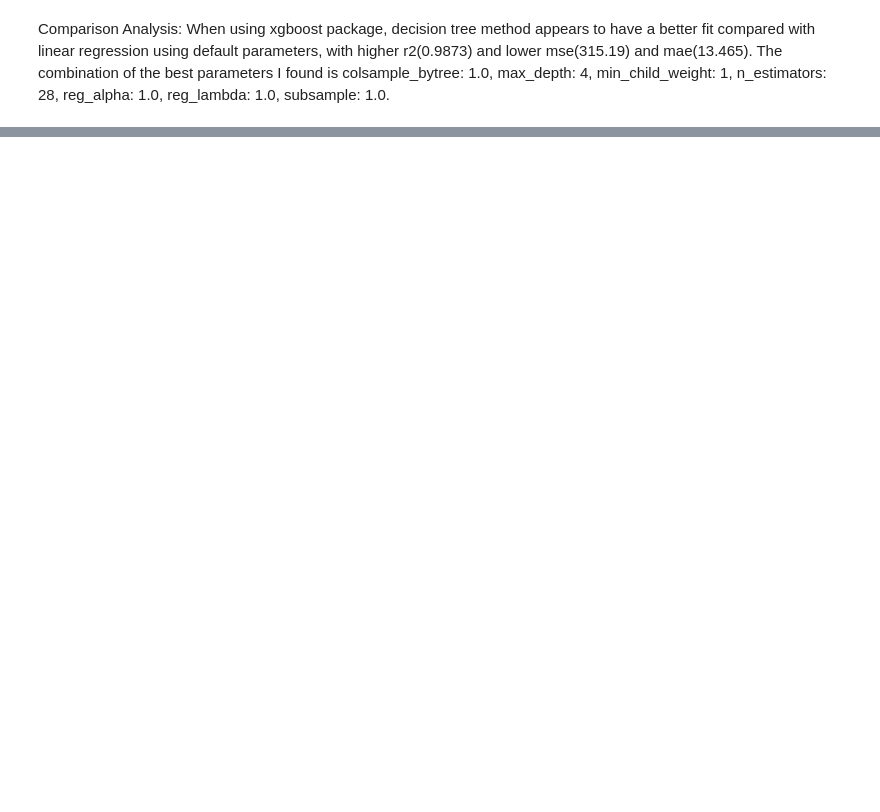
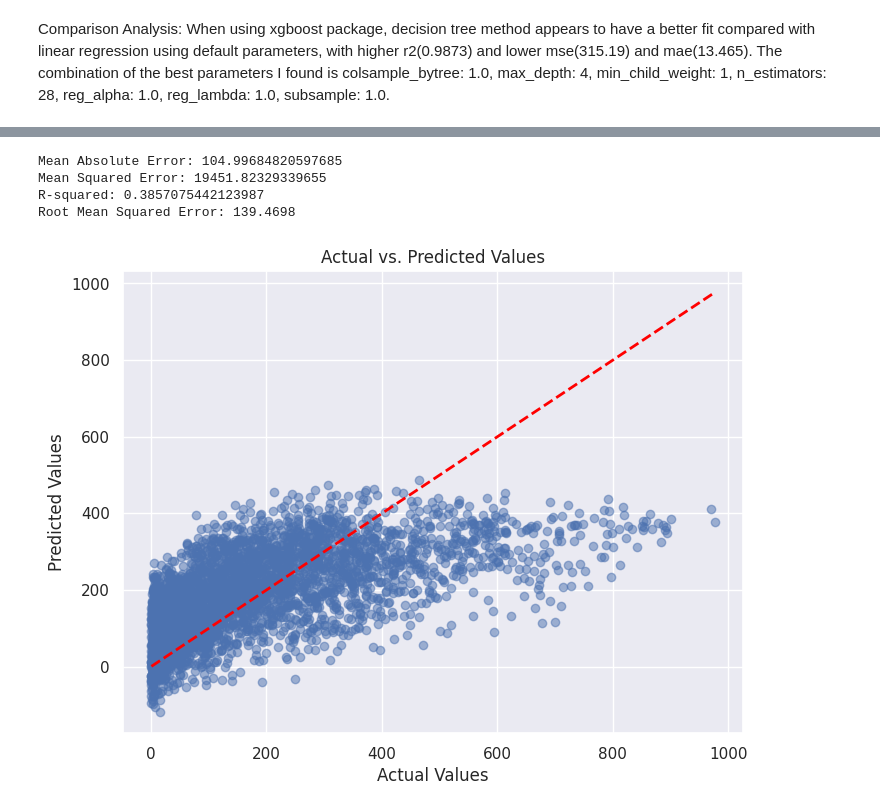
Before and after one commit to Zhiyuan-03/AI_in_Transportation_Exercise, a Jupyter notebook: xGBoost.ipynb, the cells around one changed output, grey strips where cells are left out. Cells and saved outputs as stored; diff of their text form; code cells hidden in the pictures; blank space fills up the shorter version.

```diff
--- a/xGBoost.ipynb
+++ b/xGBoost.ipynb
@@ -213,0 +237,5 @@ When using xgboost package, decision tree method appears to have a better fit co
+# %%
+import pandas as pd
+
+url = 'https://raw.githubusercontent.com/zhenliangma/Applied-AI-in-Transportation/master/Exercise_2_regression_model/Exercise2BikeSharing.csv'
+df = pd.read_csv(url)
@@ -213,0 +266,62 @@ When using xgboost package, decision tree method appears to have a better fit co
+# %%
+from sklearn.model_selection import train_test_split
+target = 'cnt'
+features = [
+    'temp','atemp','hum','windspeed','weathersit',
+    'hr','weekday','workingday','holiday','season','yr'
+]
+
+X = df[features].copy()
+y = df[target].astype(float)
+
+# Train/test split
+X_train, X_test, y_train, y_test = train_test_split(
+    X, y, test_size=0.2, random_state=42
+)
+# %%
+#xgboost
+import xgboost as xgb
+import numpy as np
+dtrain = xgb.DMatrix(X_train, label=y_train)
+dtest = xgb.DMatrix(X_test, label=y_test)
+params = {
+    "booster": "gblinear",         # Use linear base learner
+    "objective": "reg:squarederror"  # Regression objective
+}
+xgb_model = xgb.train(params=params, dtrain=dtrain, num_boost_round=100)
+preds = xgb_model.predict(dtest)
+y_pred = xgb_model.predict(dtest)
+
+from sklearn.metrics import mean_absolute_error, mean_squared_error, r2_score
+
+mae = mean_absolute_error(y_test, y_pred)
+mse = mean_squared_error(y_test, y_pred)
+r2 = r2_score(y_test, y_pred)
+rmse = np.sqrt(mse)
+print(f"Mean Absolute Error: {mae}")
+print(f"Mean Squared Error: {mse}")
+print(f"R-squared: {r2}")
+print(f"Root Mean Squared Error: {rmse:.4f}")
+# y_test contains the actual target values for the test dataset
+# y_pred contains the predicted values for the test dataset
+
+# Create a scatter plot to visualize the relationship
+plt.figure(figsize=(8, 6))
+plt.scatter(y_test, y_pred, alpha=0.5)  # Plot actual vs. predicted values
+
+# Add labels and title
+plt.xlabel("Actual Values")
+plt.ylabel("Predicted Values")
+plt.title("Actual vs. Predicted Values")
+
+# Add a diagonal line for reference (perfect predictions)
+plt.plot([min(y_test), max(y_test)], [min(y_test), max(y_test)], linestyle='--', color='red', lw=2)
+
+# Show the plot
+plt.show()
+# %% [output]
+Mean Absolute Error: 104.99684820597685
+Mean Squared Error: 19451.82329339655
+R-squared: 0.3857075442123987
+Root Mean Squared Error: 139.4698
+[figure, added]
```
Also changed, not shown: parts of 11 cells of this notebook.
